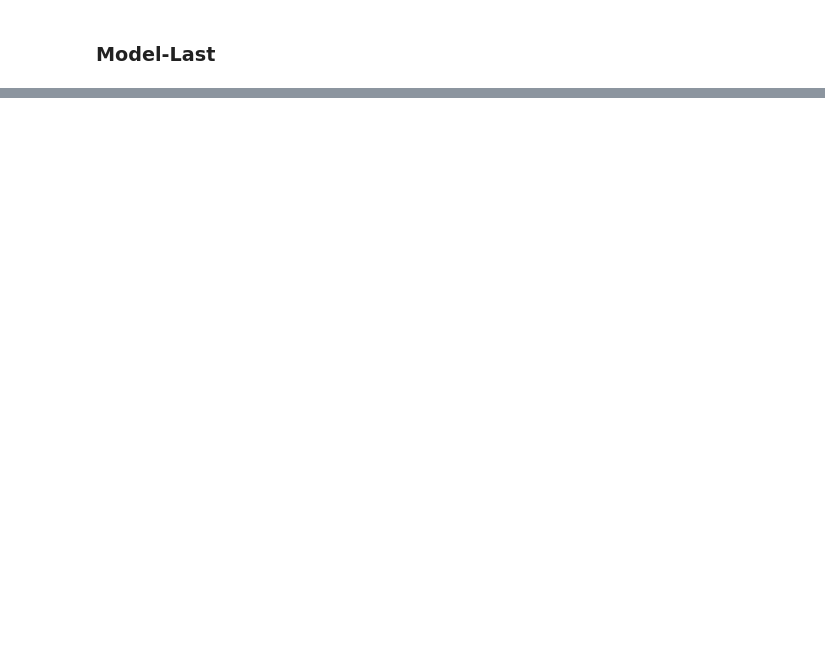
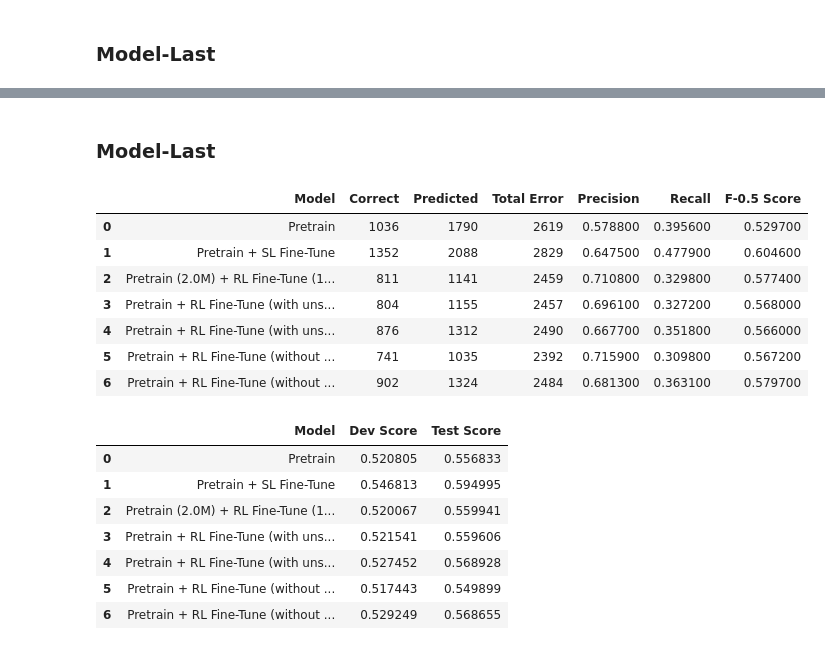
Before and after one commit to RajK853/DRL-GEC, a Jupyter notebook: notebooks/Generate_Score_Report.ipynb, the cells around one changed output, grey strips where cells are left out. Cells and saved outputs as stored; diff of their text form; code cells hidden in the pictures; blank space fills up the shorter version.

```diff
--- a/notebooks/Generate_Score_Report.ipynb
+++ b/notebooks/Generate_Score_Report.ipynb
@@ -569,0 +709,32 @@ jfleg_df = gen_jfleg_report(model_dict)
+# %% [markdown]
+### Model-Last
+# %%
+model_dict = {
+    "Pretrain": (os.path.abspath("sl_logs/pretrain_synthetic_31:10:2022_19:25/"), "model-best"),
+    "Pretrain + SL Fine-Tune": (os.path.abspath("sl_logs/finetune_wi+locness_02:11:2022_23:06/"), "model-best"),
+    "Pretrain (2.0M) + RL Fine-Tune (100k)": (os.path.abspath("pg_logs_new/finetune_rl_12_11_2022_15:44/"), "model-last"),
+    "Pretrain + RL Fine-Tune (with unsolvable 100k)": (os.path.abspath("pg_logs_new/finetune_rl_15_11_2022_11:19/"), "model-last"),
+    "Pretrain + RL Fine-Tune (with unsolvable 200k)": (os.path.abspath("pg_logs_new/finetune_rl_17_11_2022_11:52/"), "model-last"),
+    "Pretrain + RL Fine-Tune (without unsolvable 100k)": (os.path.abspath("pg_logs_new/finetune_rl_15_11_2022_15:48/"), "model-last"),
+    "Pretrain + RL Fine-Tune (without unsolvable 200k)": (os.path.abspath("pg_logs_new/finetune_rl_16_11_2022_12:07/"), "model-last"),
+}
+
+conll_df = gen_conll_report(model_dict)
+jfleg_df = gen_jfleg_report(model_dict)
+# %% [output]
+|  | Model | Correct | Predicted | Total Error | Precision | Recall | F-0.5 Score |
+| 0 | Pretrain | 1036 | 1790 | 2619 | 0.578800 | 0.395600 | 0.529700 |
+| 1 | Pretrain + SL Fine-Tune | 1352 | 2088 | 2829 | 0.647500 | 0.477900 | 0.604600 |
+| 2 | Pretrain (2.0M) + RL Fine-Tune (1... | 811 | 1141 | 2459 | 0.710800 | 0.329800 | 0.577400 |
+| 3 | Pretrain + RL Fine-Tune (with uns... | 804 | 1155 | 2457 | 0.696100 | 0.327200 | 0.568000 |
+| 4 | Pretrain + RL Fine-Tune (with uns... | 876 | 1312 | 2490 | 0.667700 | 0.351800 | 0.566000 |
+| 5 | Pretrain + RL Fine-Tune (without ... | 741 | 1035 | 2392 | 0.715900 | 0.309800 | 0.567200 |
+| 6 | Pretrain + RL Fine-Tune (without ... | 902 | 1324 | 2484 | 0.681300 | 0.363100 | 0.579700 |
+|  | Model | Dev Score | Test Score |
+| 0 | Pretrain | 0.520805 | 0.556833 |
+| 1 | Pretrain + SL Fine-Tune | 0.546813 | 0.594995 |
+| 2 | Pretrain (2.0M) + RL Fine-Tune (1... | 0.520067 | 0.559941 |
+| 3 | Pretrain + RL Fine-Tune (with uns... | 0.521541 | 0.559606 |
+| 4 | Pretrain + RL Fine-Tune (with uns... | 0.527452 | 0.568928 |
+| 5 | Pretrain + RL Fine-Tune (without ... | 0.517443 | 0.549899 |
+| 6 | Pretrain + RL Fine-Tune (without ... | 0.529249 | 0.568655 |
```
Also changed, not shown: parts of 19 cells of this notebook, 2 other files.
